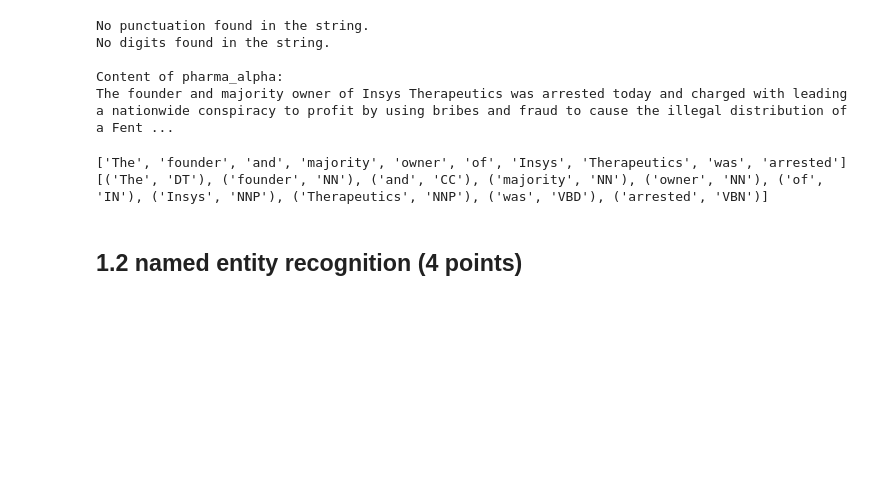
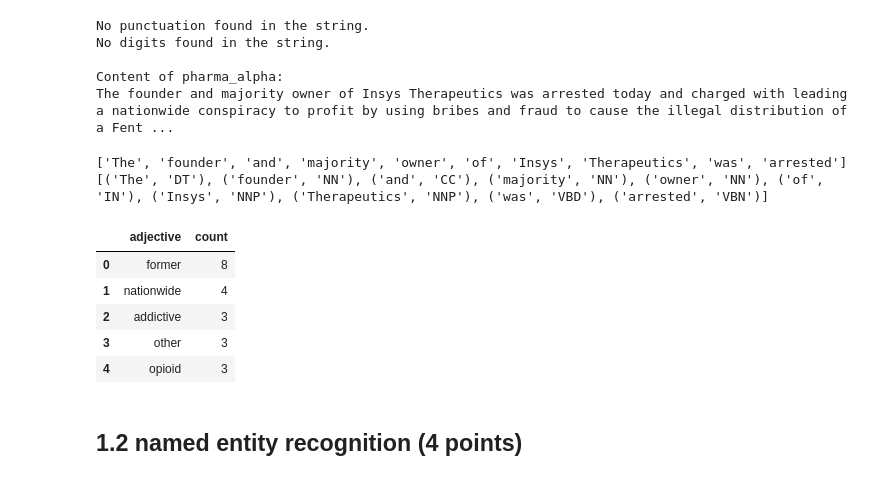
Before and after one commit to jchou27/qss20, a Jupyter notebook: problemsets/pset6/pset6_F006VHC.ipynb, the cells around one changed output. Saved outputs shown, nothing was run; the diff lists cells and outputs as text; code cells hidden in the pictures; blank space fills up the shorter version.

```diff
--- a/problemsets/pset6/pset6_F006VHC.ipynb
+++ b/problemsets/pset6/pset6_F006VHC.ipynb
@@ -140,7 +138,7 @@ C. Using the output from B, extract the adjectives and sort those adjectives fro
 - Documentation for `.isalpha()`: https://www.w3schools.com/python/ref_string_isalpha.asp
 # %%
 ## your code here to restrict to alpha
-pharma_alpha = " ".join([word for word in pharma.iloc[0].split() if word.isalpha()])
+pharma_alpha = " ".join([word for word in pharma.split() if word.isalpha()])
 
 def punc_dig_check(text):
     if any(char in string.punctuation for char in text):
@@ -164,13 +162,32 @@ The founder and majority owner of Insys Therapeutics was arrested today and char
 # %%
 ## your code here for part of speech tagging
 tokens = wordpunct_tokenize(pharma_alpha)
 tagged = pos_tag(tokens)
 
 print(tokens[:10])
 print(tagged[:10])
+
+# Adjective tags
+adj_tags = {"JJ", "JJR", "JJS"}
+adjs = [w.lower() for (w, t) in tagged if t in adj_tags]
+
+adj_counts = (
+    pd.Series(adjs)
+      .value_counts()
+      .head(5)
+      .reset_index()
+)
+adj_counts.columns = ["adjective", "count"]
+adj_counts
 # %% [output]
 ['The', 'founder', 'and', 'majority', 'owner', 'of', 'Insys', 'Therapeutics', 'was', 'arrested']
 [('The', 'DT'), ('founder', 'NN'), ('and', 'CC'), ('majority', 'NN'), ('owner', 'NN'), ('of', 'IN'), ('Insys', 'NNP'), ('Therapeutics', 'NNP'), ('was', 'VBD'), ('arrested', 'VBN')]
+|  | adjective | count |
+| 0 | former | 8 |
+| 1 | nationwide | 4 |
+| 2 | addictive | 3 |
+| 3 | other | 3 |
+| 4 | opioid | 3 |
 # %% [markdown]
 ## 1.2 named entity recognition (4 points)
 # %% [markdown]
```
Also changed, not shown: parts of 9 cells of this notebook.
